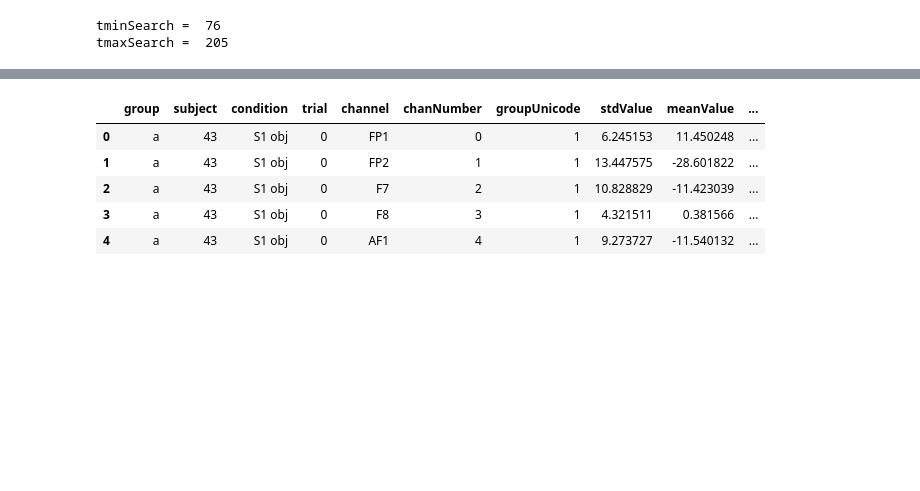
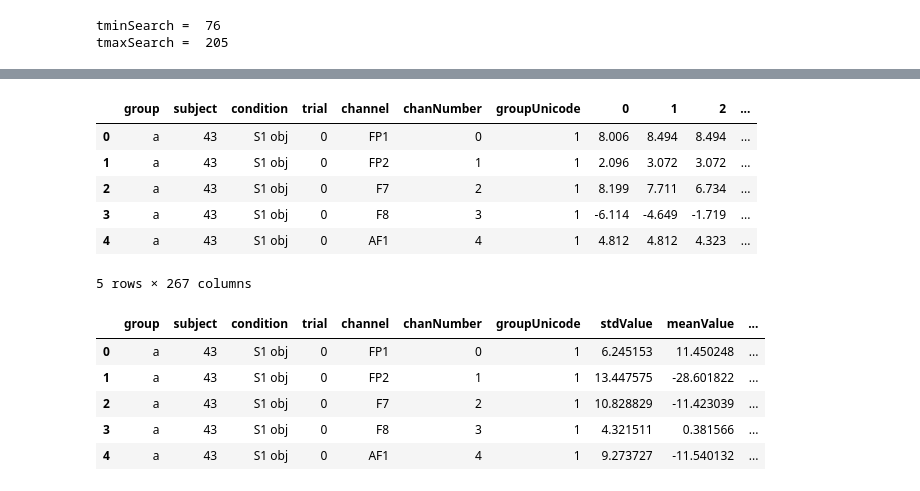
Before and after one commit to jgeller112/ERDOS_EEG_Project, a Jupyter notebook: DataExploration/ReadAndPlotData.ipynb, the cells around one changed output, grey strips where cells are left out. Saved outputs shown, nothing was run; the diff lists cells and outputs as text; code cells hidden in the pictures; blank space fills up the shorter version.

```diff
--- a/DataExploration/ReadAndPlotData.ipynb
+++ b/DataExploration/ReadAndPlotData.ipynb
@@ -28,2 +86,26 @@ tmaxSearch =  205
+# %%
+idStart=7
+dfFiltered = dfAll.copy()
+dfFiltered = dfFiltered[ dfFiltered['condition'] == 'S1 obj' ]
+## Extraccting some features
+meanValue = np.mean(dfFiltered.iloc[:,idStart+tMinSearch:tMaxSearch], axis=1)
+maxValue = np.max(dfFiltered.iloc[:,idStart+tMinSearch:tMaxSearch], axis=1)
+minValue = np.min(dfFiltered.iloc[:,idStart+tMinSearch:tMaxSearch], axis=1)
+stdValue = np.min(dfFiltered.iloc[:,idStart+tMinSearch:tMaxSearch], axis=1)
+# %%
+## Adding new attributes to the dataframe
+dfFiltered['stdValue'] = stdValue
+dfFiltered['meanValue'] = meanValue
+dfFiltered['maxValue'] = maxValue
+dfFiltered['minValue'] = minValue
+dfFiltered.head()
+# %% [output]
+|  | group | subject | condition | trial | channel | chanNumber | groupUnicode | 0 | 1 | 2 | ... |
+| 0 | a | 43 | S1 obj | 0 | FP1 | 0 | 1 | 8.006 | 8.494 | 8.494 | ... |
+| 1 | a | 43 | S1 obj | 0 | FP2 | 1 | 1 | 2.096 | 3.072 | 3.072 | ... |
+| 2 | a | 43 | S1 obj | 0 | F7 | 2 | 1 | 8.199 | 7.711 | 6.734 | ... |
+| 3 | a | 43 | S1 obj | 0 | F8 | 3 | 1 | -6.114 | -4.649 | -1.719 | ... |
+| 4 | a | 43 | S1 obj | 0 | AF1 | 4 | 1 | 4.812 | 4.812 | 4.323 | ... |
+5 rows × 267 columns
 # %%
 ## Extraccting some features
```
Also changed, not shown: parts of 13 cells of this notebook, 3 other files.
